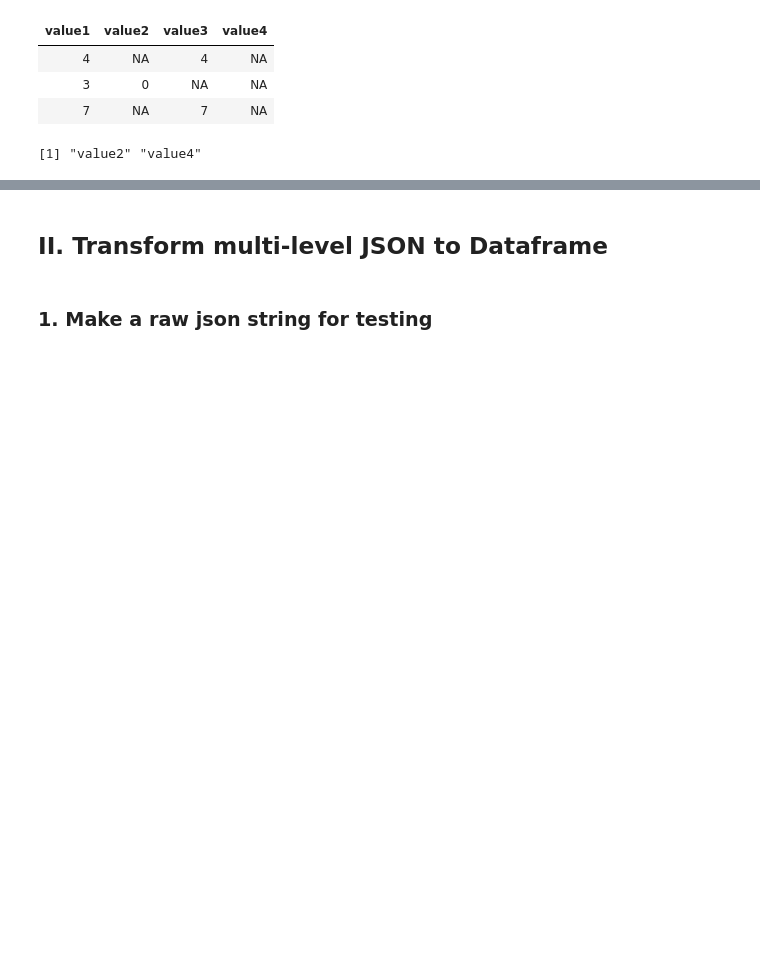
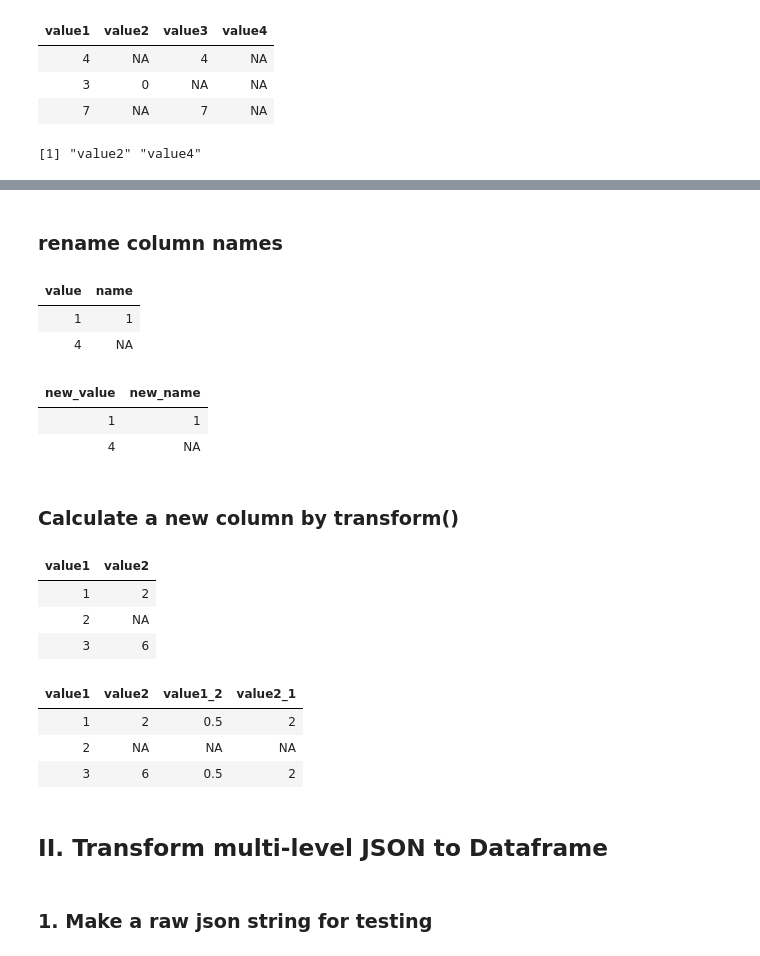
Before and after one commit to tuantla80/R-Shiny-Apps, a Jupyter notebook: R_Examples/Dataframe.ipynb, the cells around one changed output, grey strips where cells are left out. Cells and saved outputs as stored; diff of their text form; code cells hidden in the pictures; blank space fills up the shorter version.

Commit message:
rename columns

```diff
--- a/R_Examples/Dataframe.ipynb
+++ b/R_Examples/Dataframe.ipynb
@@ -211,3 +313,38 @@ vec_len_smaller_2
+# %% [markdown]
+### rename column names
+# %%
+df1 <- data.frame(value = c(1, 4), name = c(1 , NA))
+df1
+# %% [output]
+| value | name |
+| 1 | 1 |
+| 4 | NA |
+# %%
+library(dplyr)
+
+df1 %>% rename(new_value = value, new_name = name)
+# %% [output]
+| new_value | new_name |
+| 1 | 1 |
+| 4 | NA |
+# %% [markdown]
+### Calculate a new column by transform()
+# %%
+df1 <- data.frame(value1 = c(1, 2, 3), value2 = c(2, NA, 6))
+df1
+# %% [output]
+| value1 | value2 |
+| 1 | 2 |
+| 2 | NA |
+| 3 | 6 |
+# %%
+df1 <- transform(df1, value1_2 = value1 / value2, value2_1 = value2 / value1)
+df1
+# %% [output]
+| value1 | value2 | value1_2 | value2_1 |
+| 1 | 2 | 0.5 | 2 |
+| 2 | NA | NA | NA |
+| 3 | 6 | 0.5 | 2 |
 # %% [markdown]
 ## II. Transform multi-level JSON to Dataframe
 # %% [markdown]
```
Also changed, not shown: parts of 21 cells of this notebook.
